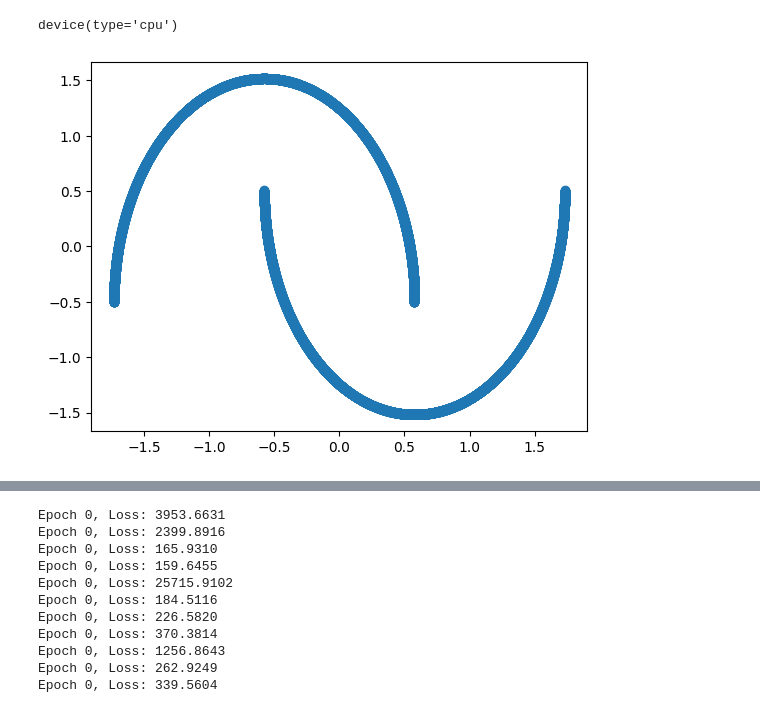
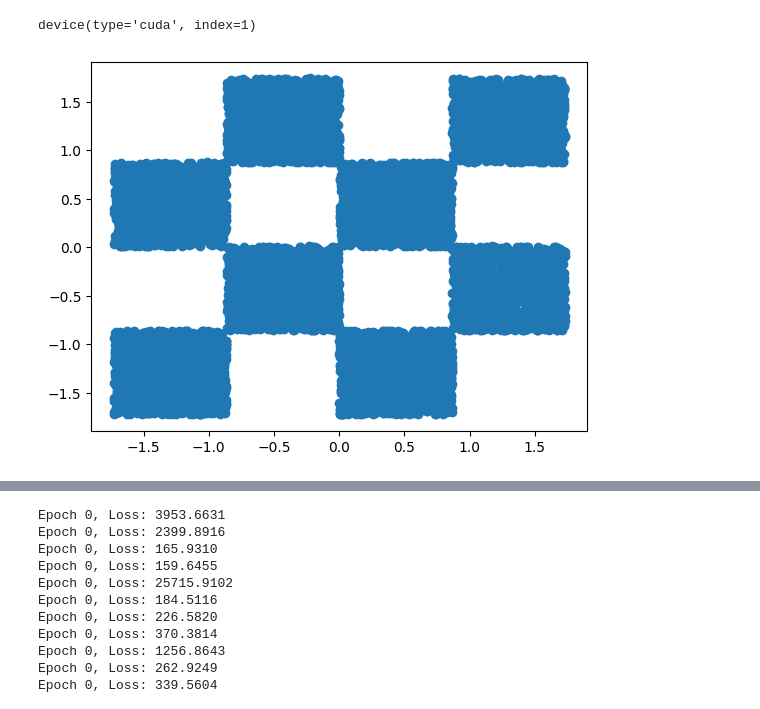
Before and after one commit to tarcisiobueno/flow-matching, a Jupyter notebook: 03-experiments.ipynb, the cells around one changed output, grey strips where cells are left out. Drawn from its saved outputs; the diff is of its cells as text; code cells hidden in the pictures.

```diff
--- a/03-experiments.ipynb
+++ b/03-experiments.ipynb
@@ -18,5 +17,5 @@ import sys
 # %%
-device = "cuda" if torch.cuda.is_available() else "cpu"
+device = "cuda:1" if torch.cuda.is_available() else "cpu"
 torch.device(device)
 # %% [output]
-device(type='cpu')
+device(type='cuda', index=1)
@@ -106,16 +330,13 @@ class MLP(nn.Module):
 # %%
 n_points = 10_000
-DATASET = "moons"
+DATASET = "checkers"
 data = get_data(DATASET, n_points)
 
 %matplotlib inline
 plt.scatter(data[:, 0], data[:, 1])
 plt.show()
 
-batch_size = 128
-dataset = torch.from_numpy(data).float()
-dataset = dataset.to(device)
-dataset = torch.utils.data.TensorDataset(dataset)
-dataloader = torch.utils.data.DataLoader(dataset, batch_size=batch_size)
+batch_size = 2064
+dataloader = create_dataloader(data, batch_size=batch_size)
 # %% [output]
-[figure, old version]
+[figure, new version]
```
Also changed, not shown: parts of 12 cells of this notebook, 3 other files.
